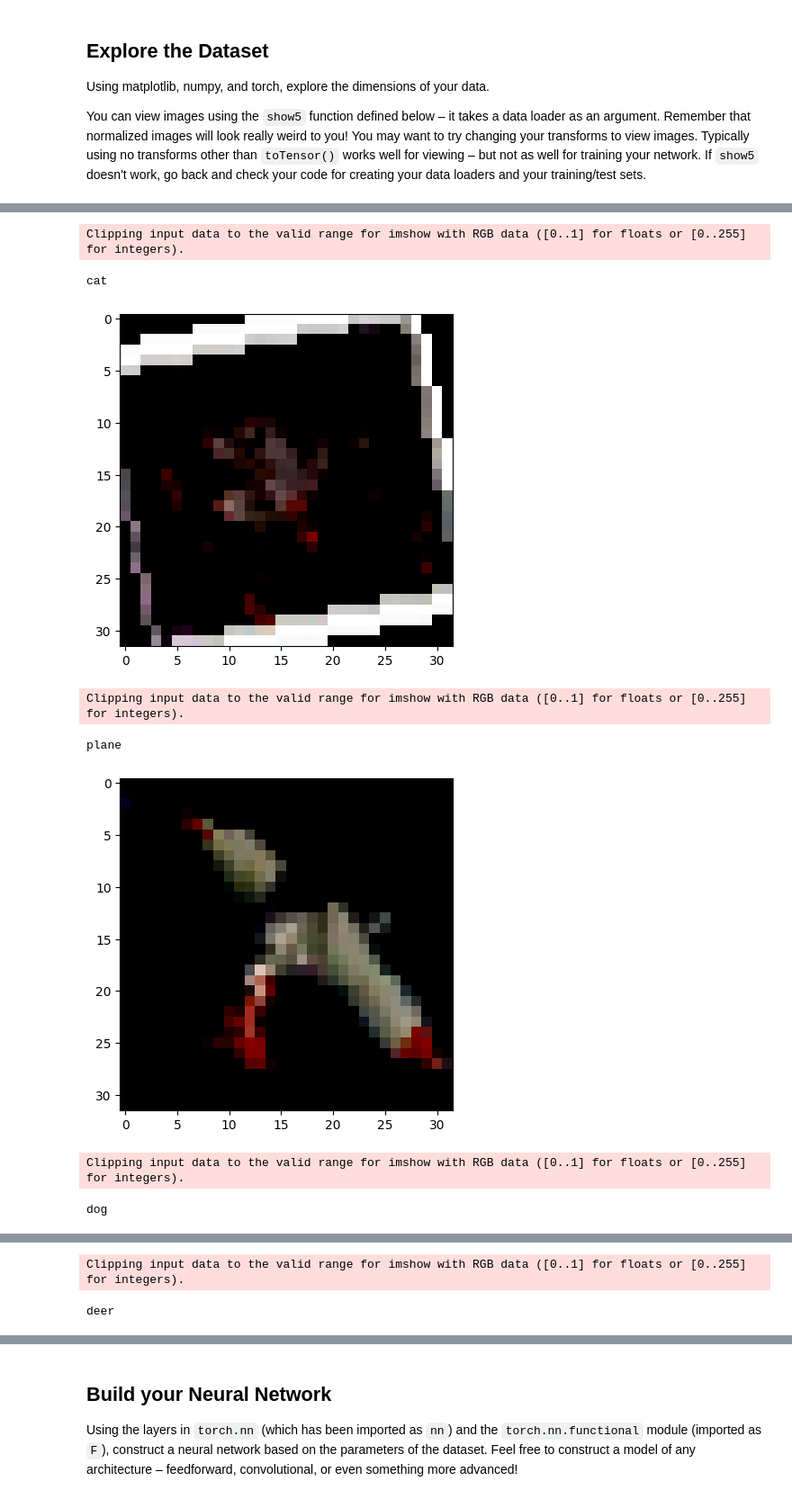
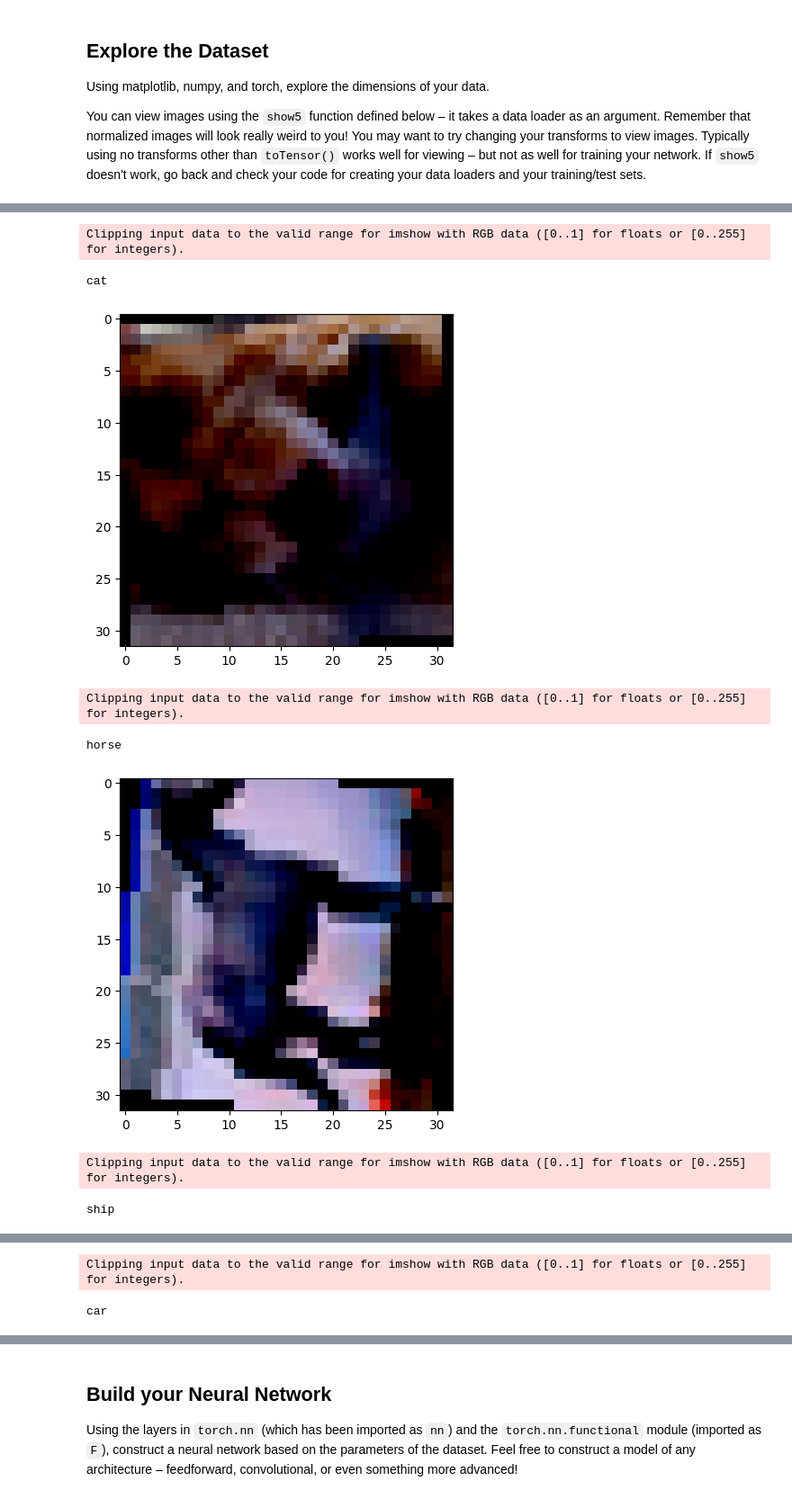
Before and after one commit to GianMan89/CIFAR-10_image_classifier, a Jupyter notebook: CIFAR-10_Image_Classifier-STARTER.ipynb, the cells around one changed output, grey strips where cells are left out. Shown at 90% size. Drawn from its saved outputs; the diff is of its cells as text; code cells hidden in the pictures.

Commit message:
Update: improved PyTorch model trained and tested

```diff
--- a/CIFAR-10_Image_Classifier-STARTER.ipynb
+++ b/CIFAR-10_Image_Classifier-STARTER.ipynb
@@ -45,13 +45,20 @@ transform_train = transforms.Compose([transforms.ToTensor(), transforms.Normaliz
                                 transforms.RandomHorizontalFlip(p=0.5), transforms.RandomRotation(degrees=15)])
 transform_test = transforms.Compose([transforms.ToTensor(), transforms.Normalize((0.5,0.5,0.5),(0.5,0.5,0.5))])
 
-# Create training set and define training dataloader
-trainset = torchvision.datasets.CIFAR10(root='./data', train=True, download=True, transform=transform_train)
-trainloader = torch.utils.data.DataLoader(trainset, batch_size = 64, shuffle=True, num_workers=2)
+# Load CIFAR-10 data
+dataset = torchvision.datasets.CIFAR10(root='./data', train=True, download=True, transform=transform_train)
+test_dataset = torchvision.datasets.CIFAR10(root='./data', train=False, download=True, transform=transform_test)
 
-# Create test set and define test dataloader
-testset = torchvision.datasets.CIFAR10(root='./data', train=False, download=True, transform=transform_test)
-testloader = torch.utils.data.DataLoader(testset, batch_size = 64, shuffle=False, num_workers=2)
+# Split into training and validation sets
+torch.manual_seed(42)
+val_size = int(len(dataset) * 0.1)
+train_size = len(dataset) - val_size
+train_dataset, val_dataset = torch.utils.data.random_split(dataset, [train_size, val_size])
+
+# Create data loaders
+train_loader = torch.utils.data.DataLoader(train_dataset, batch_size=64, shuffle=True, num_workers=4)
+val_loader = torch.utils.data.DataLoader(val_dataset, batch_size=64, shuffle=False, num_workers=4)
+test_loader = torch.utils.data.DataLoader(test_dataset, batch_size=64, shuffle=False, num_workers=4)
 
 # The 10 classes in the dataset
 classes = ('plane', 'car', 'bird', 'cat', 'deer', 'dog', 'frog', 'horse', 'ship', 'truck')
@@ -82,16 +93,18 @@ def show5(img_loader):
 # %%
 # Explore data
 print("Training data")
-show5(trainloader)
+show5(train_loader)
+print("Validation data")
+show5(val_loader)
 print("Test data")
-show5(testloader)
+show5(test_loader)
 # %% [output]
 Training data
 Clipping input data to the valid range for imshow with RGB data ([0..1] for floats or [0..255] for integers).
 cat
-[figure, old version]
+[figure, new version]
 Clipping input data to the valid range for imshow with RGB data ([0..1] for floats or [0..255] for integers).
-plane
+horse
-[figure, old version]
+[figure, new version]
 Clipping input data to the valid range for imshow with RGB data ([0..1] for floats or [0..255] for integers).
-dog
+ship
@@ -99,2 +112,2 @@ dog
 Clipping input data to the valid range for imshow with RGB data ([0..1] for floats or [0..255] for integers).
-deer
+car
```
Also changed, not shown: parts of 8 cells of this notebook, 2 other files.
